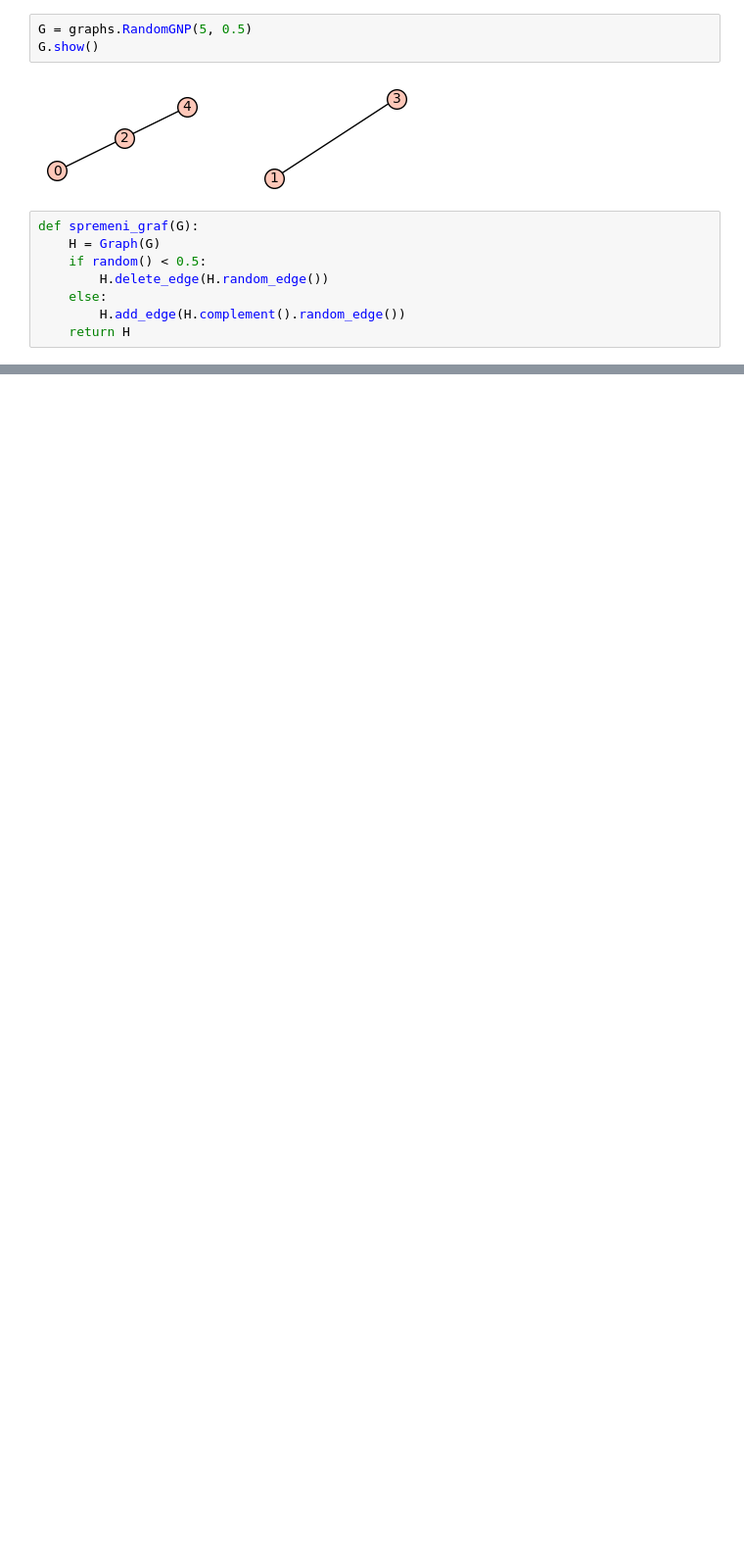
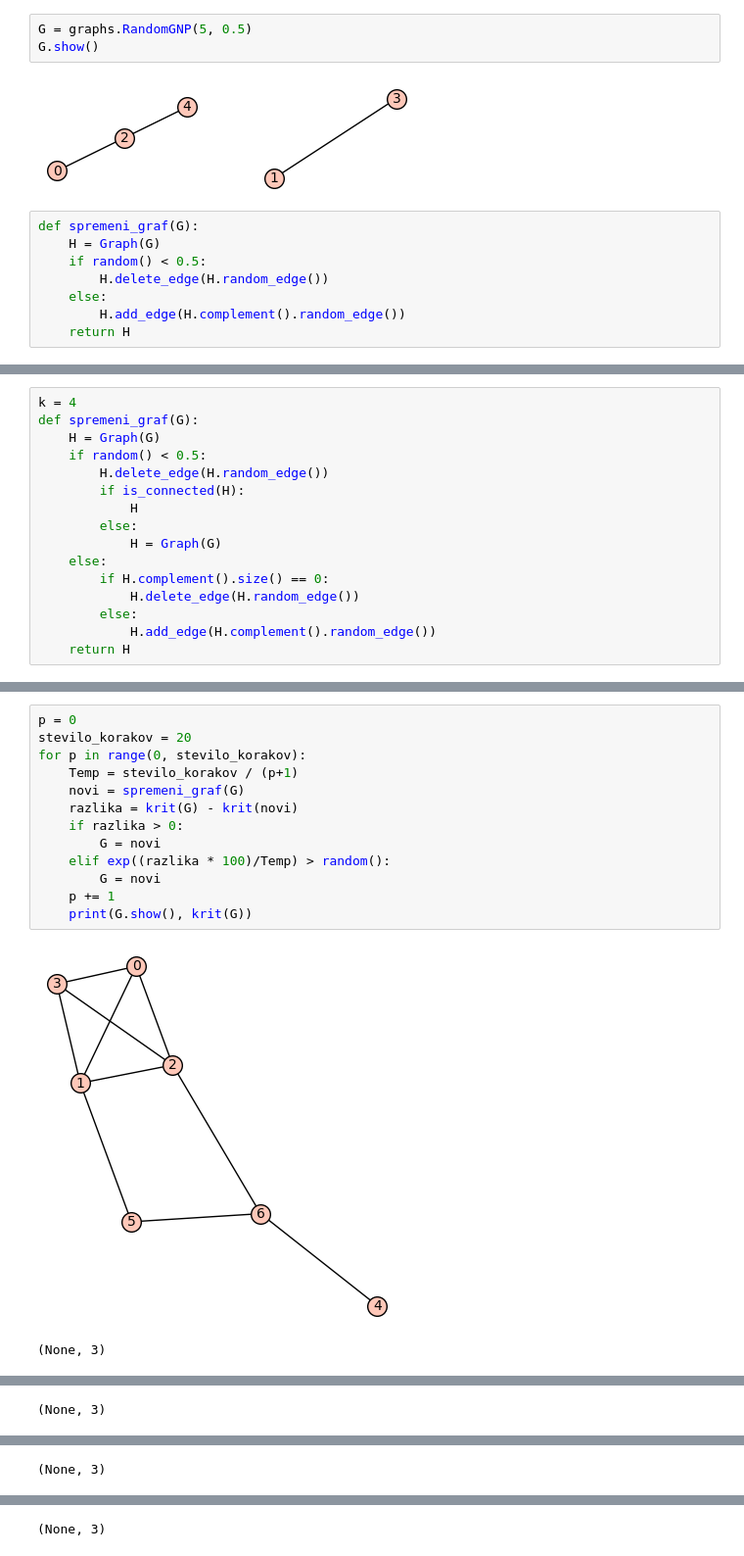
Before and after one commit to lanaherman/domination_number, a Jupyter notebook: poskusi.ipynb, the cells around one changed output, grey strips where cells are left out. Shown: that part at 98% size. Saved outputs shown, nothing was run; the diff lists cells and outputs as text; blank space fills up the shorter version.

```diff
--- a/poskusi.ipynb
+++ b/poskusi.ipynb
@@ -88,0 +47,16 @@ def iskanje_min(G):
+# %%
+k = 4
+def spremeni_graf(G):
+    H = Graph(G)
+    if random() < 0.5:
+        H.delete_edge(H.random_edge())
+        if is_connected(H):
+            H
+        else:
+            H = Graph(G)
+    else:
+        if H.complement().size() == 0:
+            H.delete_edge(H.random_edge())
+        else:
+            H.add_edge(H.complement().random_edge())
+    return H
@@ -88,0 +77,16 @@ def iskanje_min(G):
+# %%
+p = 0
+stevilo_korakov = 20
+for p in range(0, stevilo_korakov):
+    Temp = stevilo_korakov / (p+1)
+    novi = spremeni_graf(G)
+    razlika = krit(G) - krit(novi)
+    if razlika > 0:
+        G = novi
+    elif exp((razlika * 100)/Temp) > random():
+        G = novi
+    p += 1
+    print(G.show(), krit(G))
+# %% [output]
+[figure, added]
+(None, 3)
@@ -88,0 +94 @@ def iskanje_min(G):
+(None, 3)
@@ -88,0 +96 @@ def iskanje_min(G):
+(None, 3)
@@ -88,0 +98 @@ def iskanje_min(G):
+(None, 3)
```
Also changed, not shown: parts of 14 cells of this notebook.
